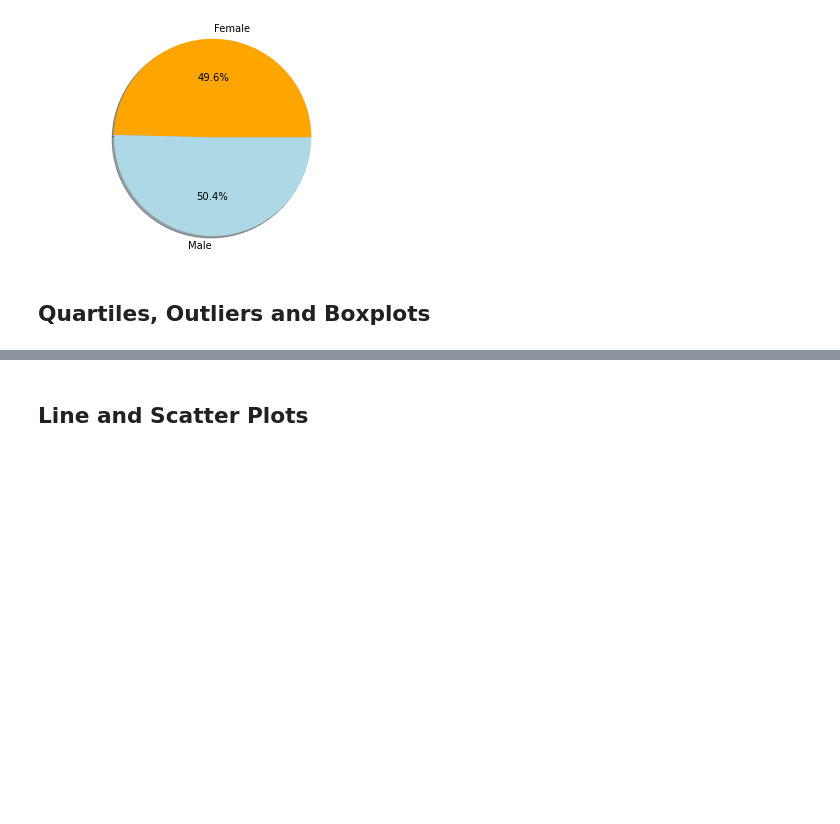
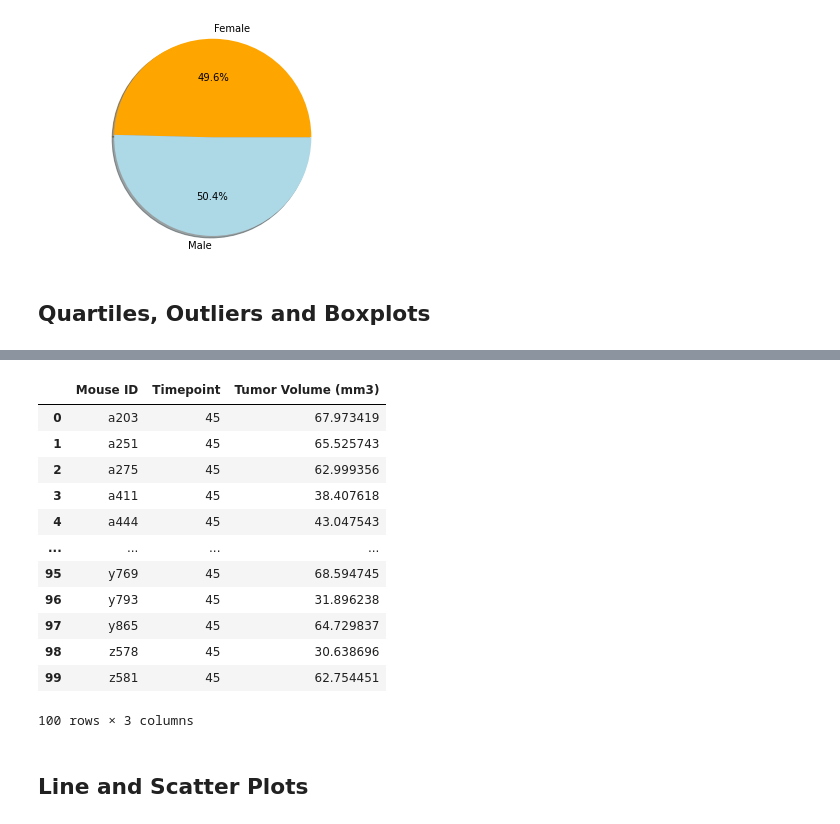
Before and after one commit to DasaSimo/Matplotlib-challenge, a Jupyter notebook: Pymaceuticals/pymaceuticals.ipynb, the cells around one changed output, grey strips where cells are left out. Drawn from its saved outputs; the diff is of its cells as text; code cells hidden in the pictures; blank space fills up the shorter version.

Commit message:
Calculation for final tumor volume added

```diff
--- a/Pymaceuticals/pymaceuticals.ipynb
+++ b/Pymaceuticals/pymaceuticals.ipynb
@@ -331,7 +331,11 @@ plt.show()
 # Calculate the final tumor volume of each mouse across four of the treatment regimens:
 # Capomulin, Ramicane, Infubinol, and Ceftamin
 
+drugs_data_df = reset_data.set_index("Drug Regimen")
+selected_drugs_df=drugs_data_df.loc[["Capomulin", "Ramicane", "Infubinol", "Ceftamin"]]
+
 # Start by getting the last (greatest) timepoint for each mouse
+mouse_group_df=selected_drugs_df.groupby(["Mouse ID"])
 
-
-# Merge this group df with the original dataframe to get the tumor volume at the last timepoint
+timepoint_max_df =pd.DataFrame(mouse_group_df["Timepoint"].max())
+timepoint_max_df.head()
@@ -338,3 +350,23 @@ plt.show()
+# %%
+# Merge this group df with the original dataframe to get the tumor volume at the last timepoint
+
+#merging
+merged_timepoint_df= pd.merge(timepoint_max_df, selected_drugs_df[["Tumor Volume (mm3)","Mouse ID","Timepoint"]], on=["Mouse ID","Timepoint"])
+merged_timepoint_df
+# %% [output]
+|  | Mouse ID | Timepoint | Tumor Volume (mm3) |
+| 0 | a203 | 45 | 67.973419 |
+| 1 | a251 | 45 | 65.525743 |
+| 2 | a275 | 45 | 62.999356 |
+| 3 | a411 | 45 | 38.407618 |
+| 4 | a444 | 45 | 43.047543 |
+| ... | ... | ... | ... |
+| 95 | y769 | 45 | 68.594745 |
+| 96 | y793 | 45 | 31.896238 |
+| 97 | y865 | 45 | 64.729837 |
+| 98 | z578 | 45 | 30.638696 |
+| 99 | z581 | 45 | 62.754451 |
+100 rows × 3 columns
 # %%
 # Put treatments into a list for for loop (and later for plot labels)
 
```
Also changed, not shown: parts of 1 cell of this notebook.
